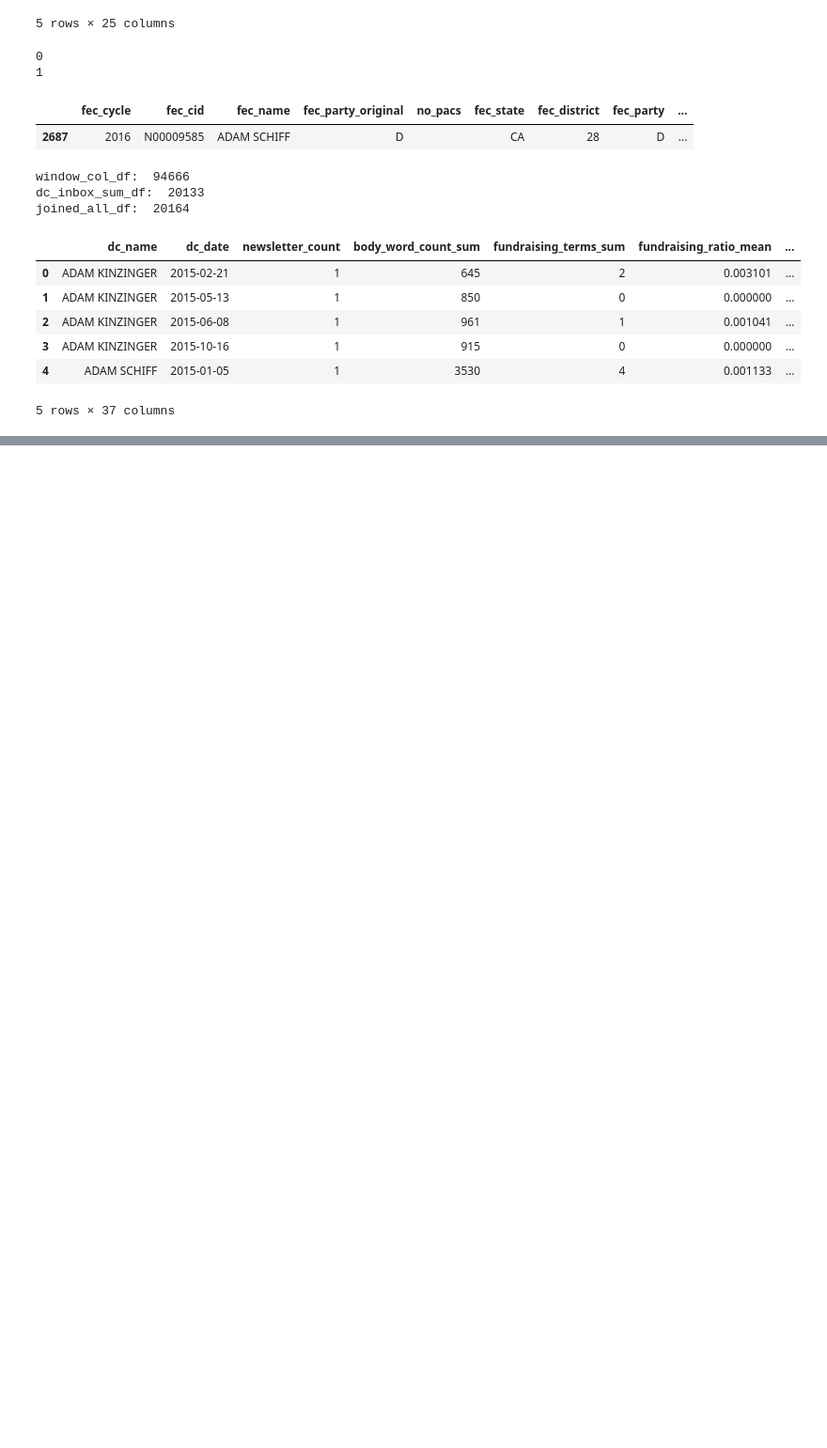
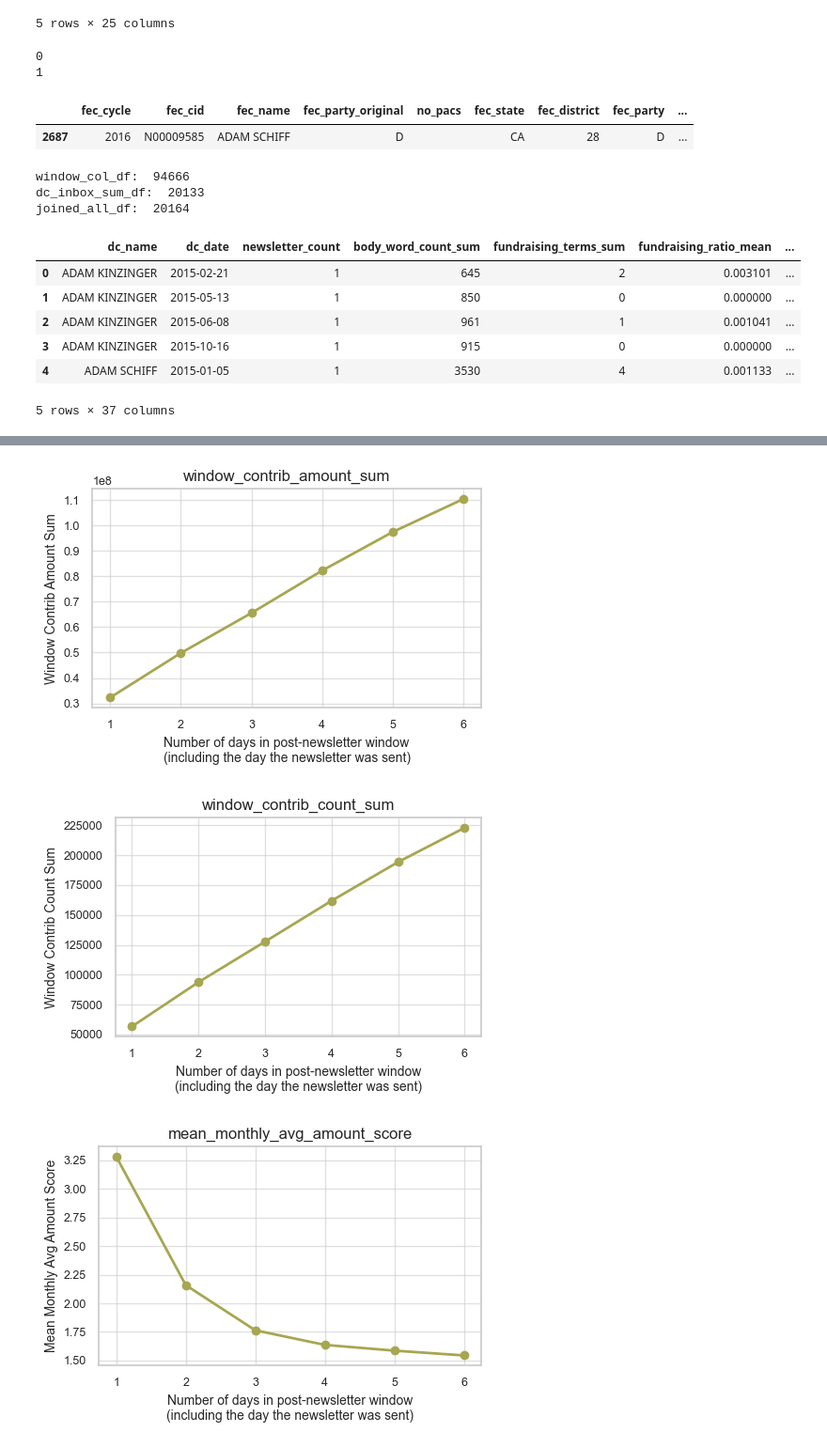
Before and after one commit to marobinette/cfd-project-ds1, a Jupyter notebook: notebooks/Matched_Politicians_Dataset_Creation.ipynb, the cells around one changed output, grey strips where cells are left out. Shown at 94% size. Drawn from its saved outputs; the diff is of its cells as text; code cells hidden in the pictures; blank space fills up the shorter version.

Commit message:
Added parameter sweep test and graphs for post-newsletter window

```diff
--- a/notebooks/Matched_Politicians_Dataset_Creation.ipynb
+++ b/notebooks/Matched_Politicians_Dataset_Creation.ipynb
@@ -447,7 +488,7 @@ window_col_df[group_cols] = window_col_df[group_cols].fillna("NA")
 window_col_df = window_col_df.sort_values(by = group_cols + ["contrib_date"])
 
 # Define a general rolling window function
-def add_forward_rolling_sum(df, value_cols, window_days = 2):
+def add_forward_rolling_sum(df, value_cols, window_days = input_window_days):
     # value_cols should be a list, e.g. ["contrib_count", "contrib_amount"]
     days_col = "window_days"
     df[days_col] = 0  # initialize shared days column
@@ -512,6 +553,9 @@ window_col_df = add_forward_rolling_sum(
 # joined_all_window_df.head()[["dc_date", "dc_name", "contrib_count", "window_contrib_count",
 #                              "contrib_amount", "window_contrib_amount"]]
 window_col_df.head()
+
+# window_col_nonzero_df = window_col_df[window_col_df["window_contrib_amount"] > 0]
+# window_col_nonzero_df.head()
 # %% [output]
 |  | fec_cycle | fec_cid | fec_name | fec_party_original | no_pacs | fec_state | fec_district | fec_party | ... |
 | 0 | 2016 | N00030667 | ADAM KINZINGER | R |  | IL | 16 | R | ... |
@@ -637,0 +913,38 @@ joined_all_df:  20164
+# %%
+# Plot the results of the parameter sweep test
+
+# Create summary table
+cols_to_plot = [
+    "window_contrib_amount_sum",
+    "window_contrib_count_sum",
+    "mean_monthly_avg_amount_score",
+    "mean_monthly_avg_count_score"
+]
+
+# Map column name for title
+col_title = {"window_contrib_amount_sum" : "Window contribution amount",
+             "window_contrib_count_sum" : "Window contribution count",
+             "mean_monthly_avg_amount_score" : "Average window contribution amount score",
+             "mean_monthly_avg_count_score" : "Average window contribution count score"}
+
+# Create one plot per metric
+for col in cols_to_plot:
+    plt.figure(figsize=(5, 3.5))
+    plt.plot(
+        test_summary_df["window_days"],
+        test_summary_df[col],
+        marker="o",
+        linewidth=2,
+        color = breakdown_color1
+    )
+
+    plt.title(f"{col}")
+    plt.xlabel("Number of days in post-newsletter window\n(including the day the newsletter was sent)")
+    plt.ylabel(col.replace("_", " ").title())
+    plt.grid(True, linestyle="-", alpha=0.6)
+    plt.tight_layout()
+    plt.show()
+# %% [output]
+[figure, added]
+[figure, added]
+[figure, added]
```
Also changed, not shown: parts of 6 cells of this notebook.
